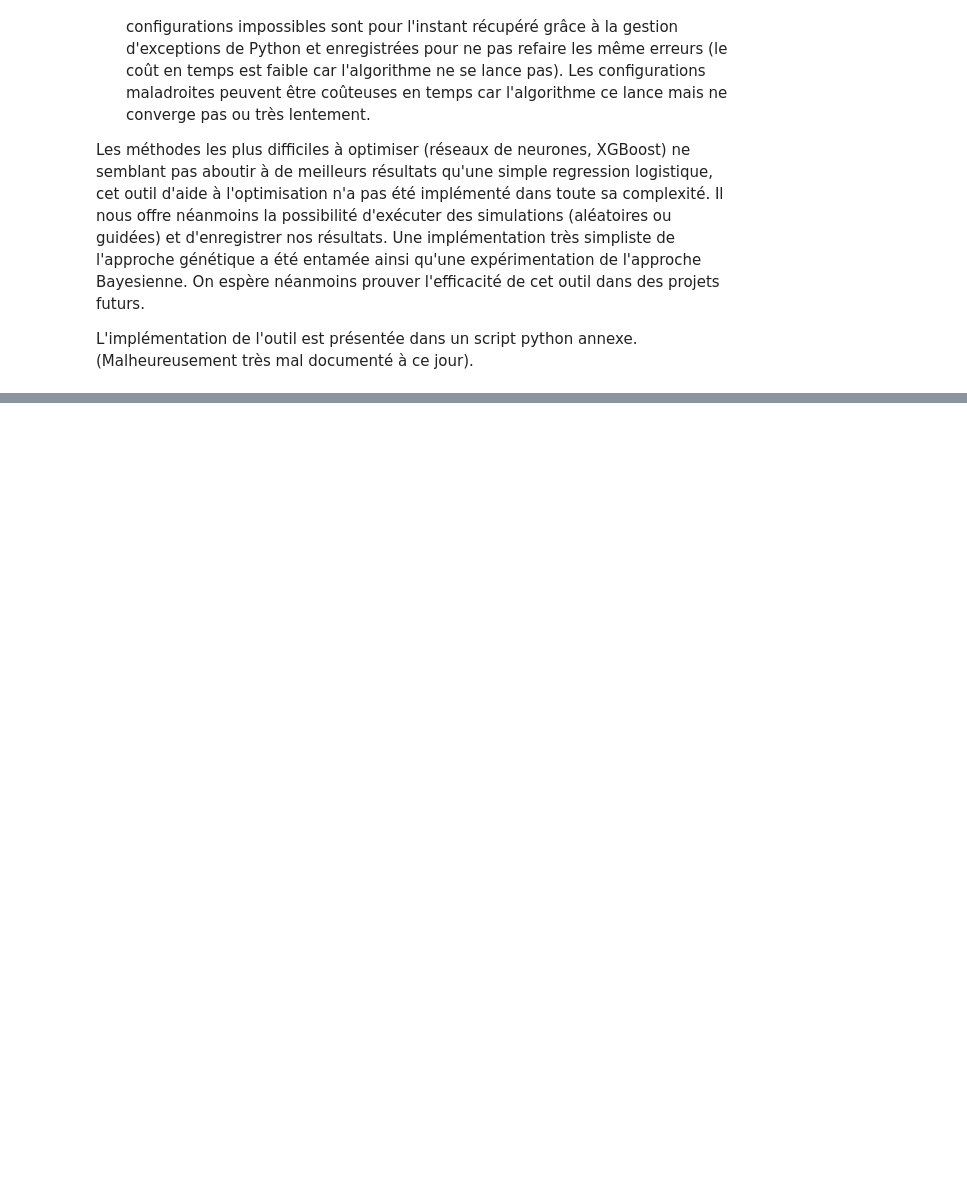
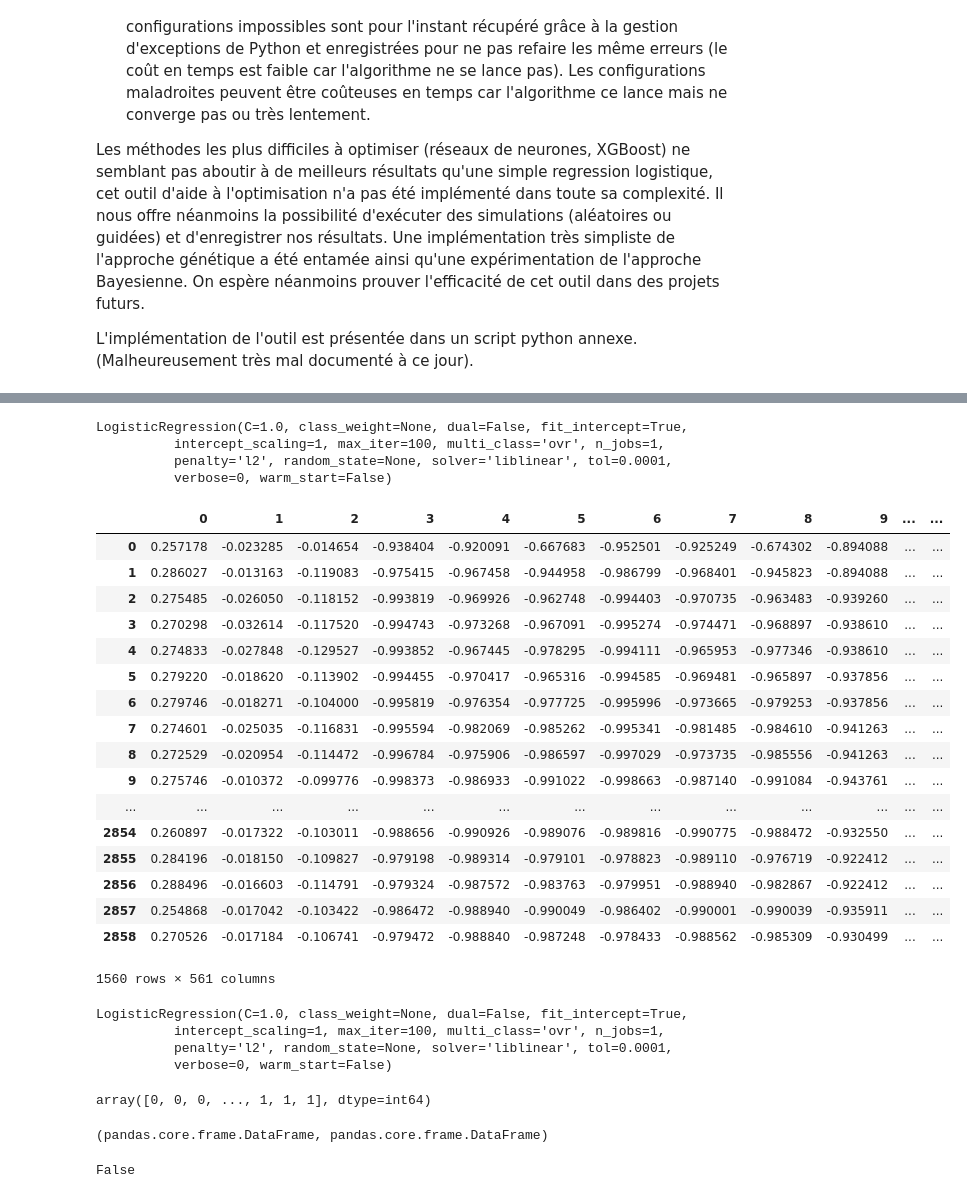
Before and after one commit to CangelosiQ/HAR, a Jupyter notebook: CalepinHAR_Cangelosi_Stratan.ipynb, the cells around one changed output, grey strips where cells are left out. Drawn from its saved outputs; the diff is of its cells as text; code cells hidden in the pictures; blank space fills up the shorter version.

```diff
--- a/CalepinHAR_Cangelosi_Stratan.ipynb
+++ b/CalepinHAR_Cangelosi_Stratan.ipynb
@@ -767,0 +1027,63 @@ f.close()
+# %%
+Modele_Passif = LogisticRegression()
+Modele_Passif.fit(X_passif_train,Y_passif_train)
+# %% [output]
+LogisticRegression(C=1.0, class_weight=None, dual=False, fit_intercept=True,
+          intercept_scaling=1, max_iter=100, multi_class='ovr', n_jobs=1,
+          penalty='l2', random_state=None, solver='liblinear', tol=0.0001,
+          verbose=0, warm_start=False)
+# %%
+## actif
+indices_actif=list(np.where( ytrain>3 )[0])
+Y_actif_train=ytrain[indices_actif]
+X_actif_train=Xtrain.iloc[indices_actif,:]
+
+indices_actif_test=list(np.where( ytest>3 )[0])
+Y_actif_test=ytest[indices_actif_test]
+X_actif_test=Xtest.iloc[indices_actif_test,:]
+# %%
+X_actif_test
+# %% [output]
+|  | 0 | 1 | 2 | 3 | 4 | 5 | 6 | 7 | 8 | 9 | ... | ... |
+| 0 | 0.257178 | -0.023285 | -0.014654 | -0.938404 | -0.920091 | -0.667683 | -0.952501 | -0.925249 | -0.674302 | -0.894088 | ... | ... |
+| 1 | 0.286027 | -0.013163 | -0.119083 | -0.975415 | -0.967458 | -0.944958 | -0.986799 | -0.968401 | -0.945823 | -0.894088 | ... | ... |
+| 2 | 0.275485 | -0.026050 | -0.118152 | -0.993819 | -0.969926 | -0.962748 | -0.994403 | -0.970735 | -0.963483 | -0.939260 | ... | ... |
+| 3 | 0.270298 | -0.032614 | -0.117520 | -0.994743 | -0.973268 | -0.967091 | -0.995274 | -0.974471 | -0.968897 | -0.938610 | ... | ... |
+| 4 | 0.274833 | -0.027848 | -0.129527 | -0.993852 | -0.967445 | -0.978295 | -0.994111 | -0.965953 | -0.977346 | -0.938610 | ... | ... |
+| 5 | 0.279220 | -0.018620 | -0.113902 | -0.994455 | -0.970417 | -0.965316 | -0.994585 | -0.969481 | -0.965897 | -0.937856 | ... | ... |
+| 6 | 0.279746 | -0.018271 | -0.104000 | -0.995819 | -0.976354 | -0.977725 | -0.995996 | -0.973665 | -0.979253 | -0.937856 | ... | ... |
+| 7 | 0.274601 | -0.025035 | -0.116831 | -0.995594 | -0.982069 | -0.985262 | -0.995341 | -0.981485 | -0.984610 | -0.941263 | ... | ... |
+| 8 | 0.272529 | -0.020954 | -0.114472 | -0.996784 | -0.975906 | -0.986597 | -0.997029 | -0.973735 | -0.985556 | -0.941263 | ... | ... |
+| 9 | 0.275746 | -0.010372 | -0.099776 | -0.998373 | -0.986933 | -0.991022 | -0.998663 | -0.987140 | -0.991084 | -0.943761 | ... | ... |
+| ... | ... | ... | ... | ... | ... | ... | ... | ... | ... | ... | ... | ... |
+| 2854 | 0.260897 | -0.017322 | -0.103011 | -0.988656 | -0.990926 | -0.989076 | -0.989816 | -0.990775 | -0.988472 | -0.932550 | ... | ... |
+| 2855 | 0.284196 | -0.018150 | -0.109827 | -0.979198 | -0.989314 | -0.979101 | -0.978823 | -0.989110 | -0.976719 | -0.922412 | ... | ... |
+| 2856 | 0.288496 | -0.016603 | -0.114791 | -0.979324 | -0.987572 | -0.983763 | -0.979951 | -0.988940 | -0.982867 | -0.922412 | ... | ... |
+| 2857 | 0.254868 | -0.017042 | -0.103422 | -0.986472 | -0.988940 | -0.990049 | -0.986402 | -0.990001 | -0.990039 | -0.935911 | ... | ... |
+| 2858 | 0.270526 | -0.017184 | -0.106741 | -0.979472 | -0.988840 | -0.987248 | -0.978433 | -0.988562 | -0.985309 | -0.930499 | ... | ... |
+1560 rows × 561 columns
+# %%
+Modele_Actif = LogisticRegression()
+Modele_Actif.fit(X_actif_train,Y_actif_train)
+# %% [output]
+LogisticRegression(C=1.0, class_weight=None, dual=False, fit_intercept=True,
+          intercept_scaling=1, max_iter=100, multi_class='ovr', n_jobs=1,
+          penalty='l2', random_state=None, solver='liblinear', tol=0.0001,
+          verbose=0, warm_start=False)
+# %%
+Y_pred_situation = Modele_Situation.predict(Xtest)
+Y_pred_situation
+# %% [output]
+array([0, 0, 0, ..., 1, 1, 1], dtype=int64)
+# %%
+type(X_passif_test_original),type(X_passif_test)
+# %% [output]
+(pandas.core.frame.DataFrame, pandas.core.frame.DataFrame)
+# %%
+ind_passif=Y_pred_situation==0
+ind_actif=Y_pred_situation==1
+X_passif_test=Xtest.iloc[ind_passif,:]
+X_actif_test=Xtest.iloc[ind_actif,:]
+X_passif_test.values==X_passif_test_original.values
+# %% [output]
+False
```
Also changed, not shown: parts of 35 cells of this notebook, 1 other file.
